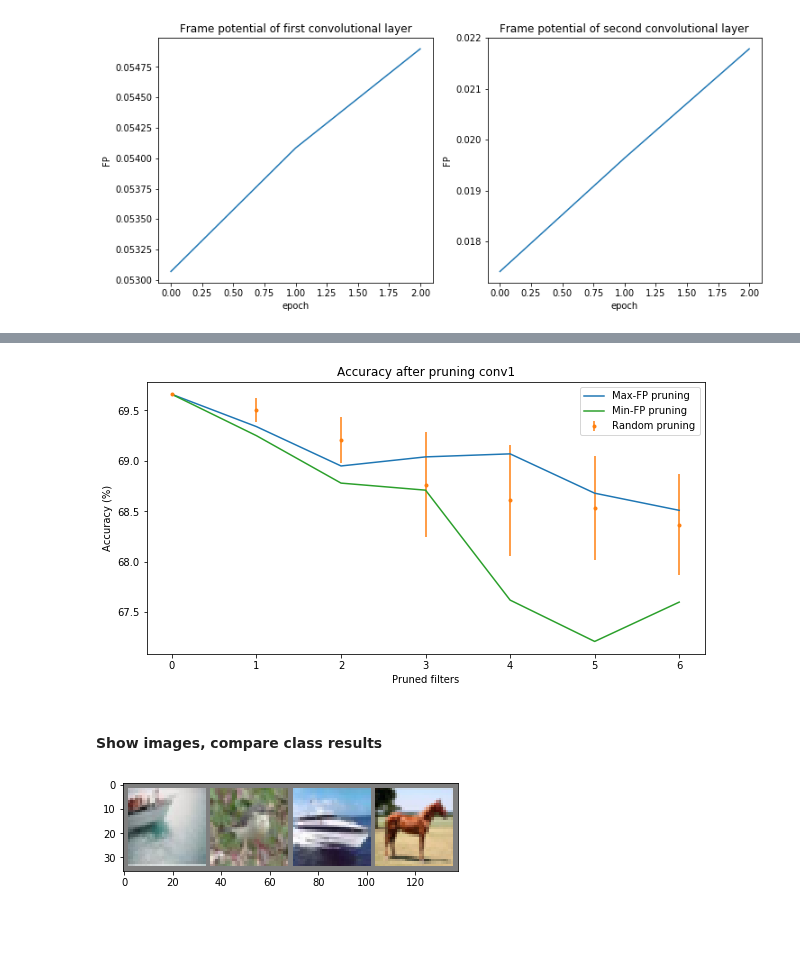
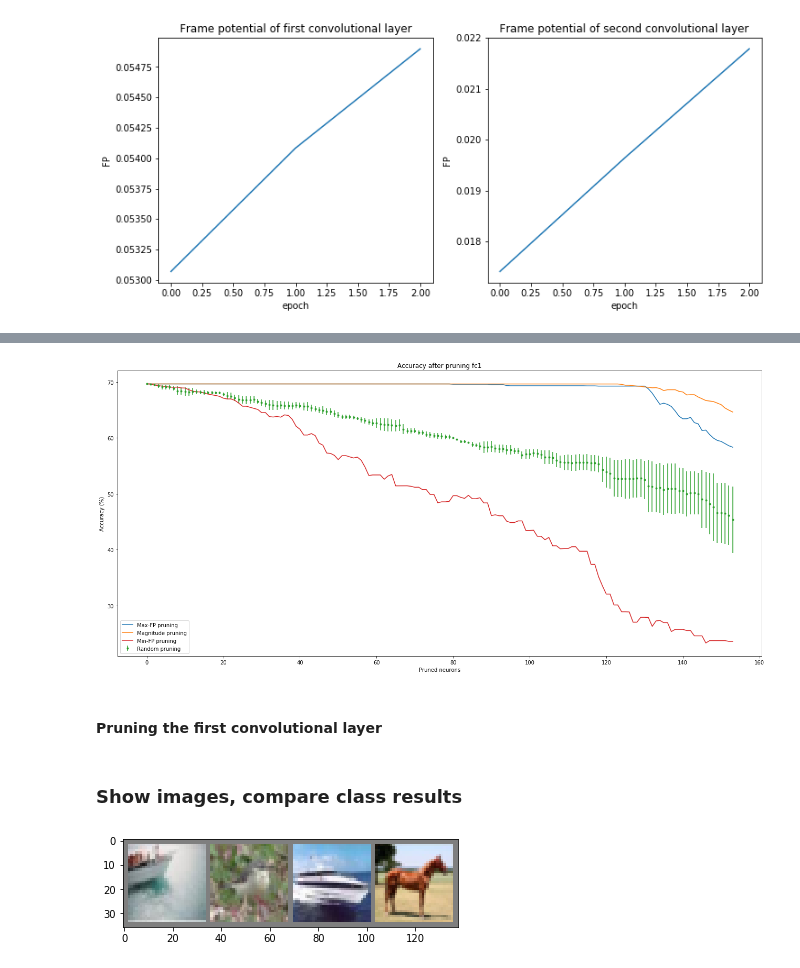
Before and after one commit to jheitmann/Neural-net-pruning, a Jupyter notebook: frame_potential.ipynb, the cells around one changed output, grey strips where cells are left out. Cells and saved outputs as stored; diff of their text form; code cells hidden in the pictures; blank space fills up the shorter version.

```diff
--- a/frame_potential.ipynb
+++ b/frame_potential.ipynb
@@ -289,0 +273,2 @@ Files already downloaded and verified
+# %%
+trainloader, testloader, classes = get_cifar(train_batch_size, test_batch_size)
@@ -331,6 +321,5 @@ ax2.set(xlabel='epoch', ylabel='FP')
 # %%
 model_name = "Conv2_01-10-2019_12:37:35"
 criterion = nn.CrossEntropyLoss()
-layer = "conv1"
-n_rounds = 4
-pruning_ratio = 0.1
+n_rounds = 3
+pruning_ratio = 0.6
@@ -337,6 +328,7 @@ pruning_ratio = 0.1
 # %%
+layer = "fc1"
 e = Experiment(trainloader, testloader, Conv2(), model_name=model_name)
-exp_acc, max_fp_acc, min_fp_acc = compare_pruning(e, criterion, layer, n_rounds, pruning_ratio, save_results=False)
+exp_acc, mag_acc, max_fp_acc, min_fp_acc = compare_pruning(e, criterion, layer, n_rounds, pruning_ratio, save_results=False)
 # %% [output]
 Random pruning experiment:
 
@@ -357,0 +350,6 @@ Test set: Average loss: 1.9498, Accuracy:   6760/ 10000 (68%)
+# %%
+draw_plot(layer, exp_acc, mag_acc, max_fp_acc, min_fp_acc, figsize=(22,10), fig_name="prune_Conv2_fc1_acc")
+# %% [output]
+[figure, added]
+# %% [markdown]
+#### Pruning the first convolutional layer
@@ -358,9 +360,7 @@ Test set: Average loss: 1.9498, Accuracy:   6760/ 10000 (68%)
 # %%
-draw_plot(layer, exp_acc, max_fp_acc, min_fp_acc, figsize=(10,5), fig_name="")
+draw_plot(layer, exp_acc, mag_acc, max_fp_acc, min_fp_acc, figsize=(10,5), fig_name="")
-# %% [output]
-[figure, removed]
 # %% [markdown]
-#### Show images, compare class results
+### Show images, compare class results
 # %%
 def imshow(img):
     img = img / 2 + 0.5     # unnormalize
```
Also changed, not shown: parts of 19 cells of this notebook, 5 other files.
